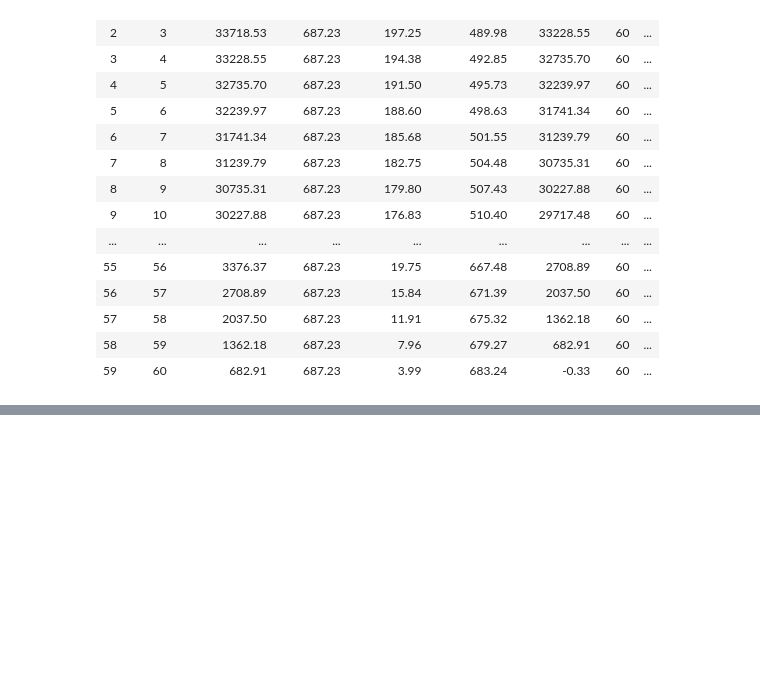
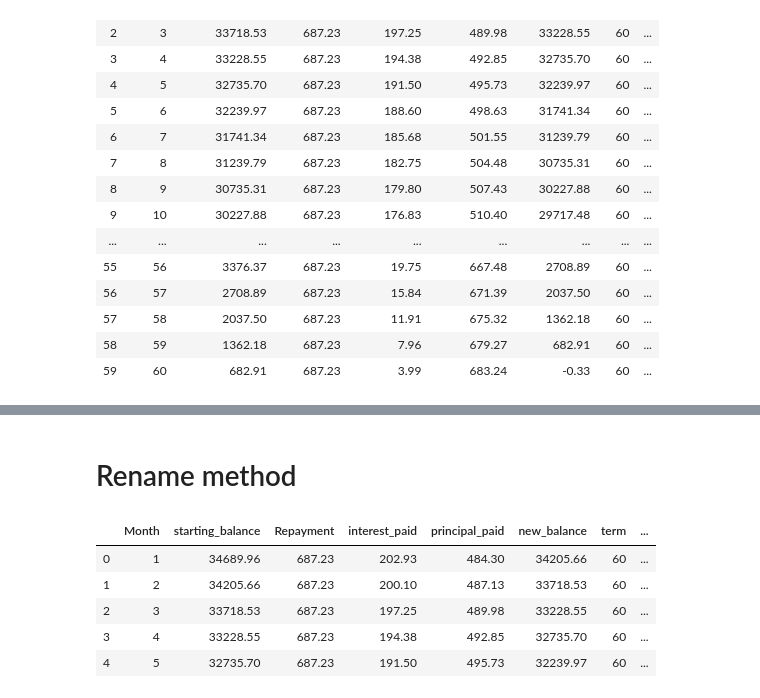
Before and after one commit to Shalmalee15/Data_Visualization_Python, a Jupyter notebook: Data_Visualization.ipynb, the cells around one changed output, grey strips where cells are left out. Drawn from its saved outputs; the diff is of its cells as text; code cells hidden in the pictures; blank space fills up the shorter version.

```diff
--- a/Data_Visualization.ipynb
+++ b/Data_Visualization.ipynb
@@ -320,0 +342,2 @@ df.loc[car_filter & interest_filter, :]
+# %% [markdown]
+# Rename method
@@ -320,0 +348,9 @@ df.loc[car_filter & interest_filter, :]
+# %%
+df.head()
+# %% [output]
+|  | Month | starting_balance | Repayment | interest_paid | principal_paid | new_balance | term | ... |
+| 0 | 1 | 34689.96 | 687.23 | 202.93 | 484.30 | 34205.66 | 60 | ... |
+| 1 | 2 | 34205.66 | 687.23 | 200.10 | 487.13 | 33718.53 | 60 | ... |
+| 2 | 3 | 33718.53 | 687.23 | 197.25 | 489.98 | 33228.55 | 60 | ... |
+| 3 | 4 | 33228.55 | 687.23 | 194.38 | 492.85 | 32735.70 | 60 | ... |
+| 4 | 5 | 32735.70 | 687.23 | 191.50 | 495.73 | 32239.97 | 60 | ... |
```
Also changed, not shown: parts of 12 cells of this notebook.
